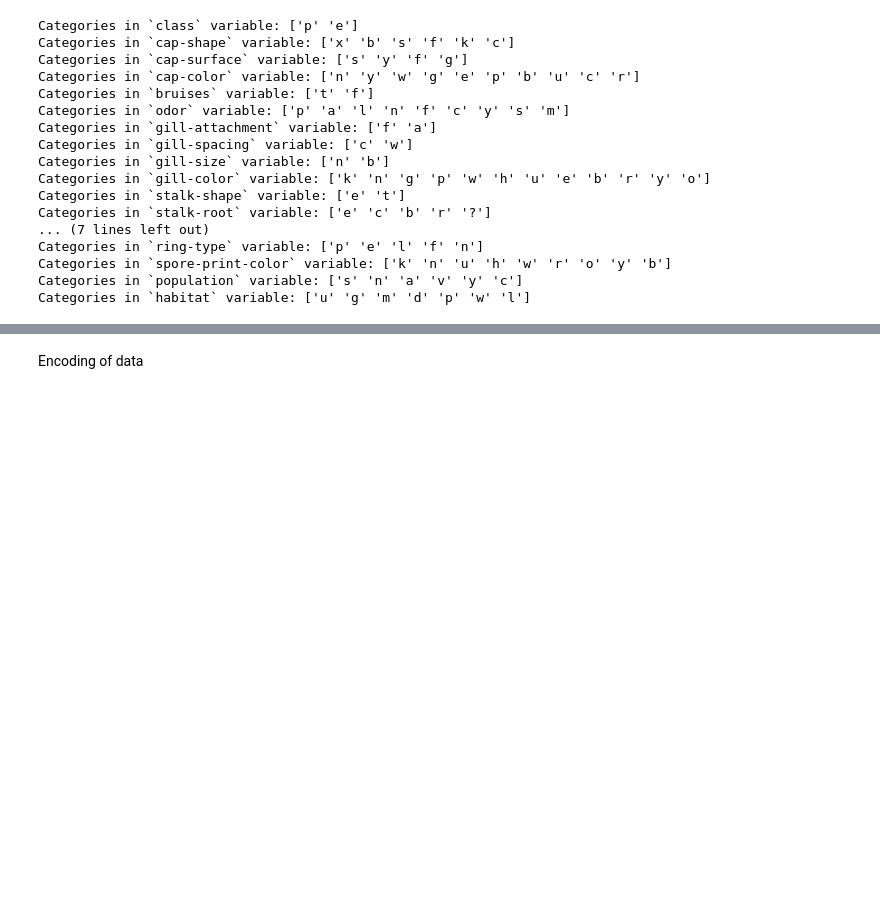
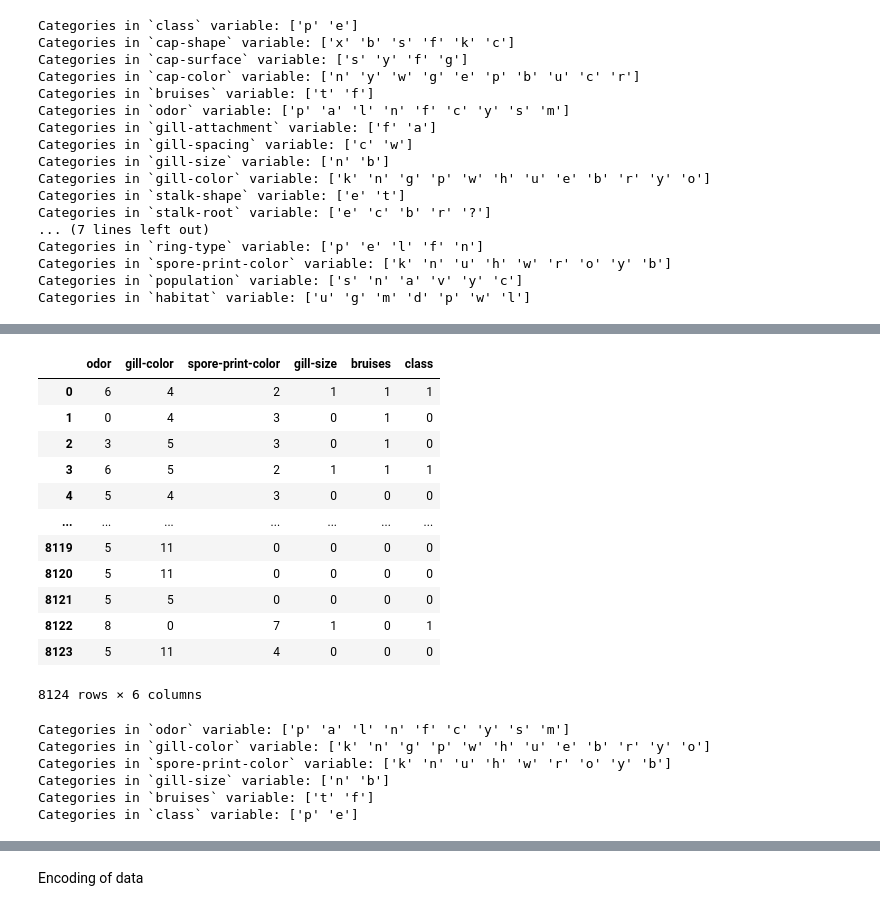
Before and after one commit to TAK-PRAVEEN/MUSHROOMS-CLASSIFICATION, a Jupyter notebook: notebook/2. MODEL TRAINING.ipynb, the cells around one changed output, grey strips where cells are left out. Saved outputs shown, nothing was run; the diff lists cells and outputs as text; code cells hidden in the pictures; blank space fills up the shorter version.

```diff
--- a/notebook/2. MODEL TRAINING.ipynb
+++ b/notebook/2. MODEL TRAINING.ipynb
@@ -62,0 +124,26 @@ Categories in `habitat` variable: ['u' 'g' 'm' 'd' 'p' 'w' 'l']
+# %%
+df[["odor", "gill-color", "spore-print-color", "gill-size", "bruises", "class"]]
+# %% [output]
+|  | odor | gill-color | spore-print-color | gill-size | bruises | class |
+| 0 | 6 | 4 | 2 | 1 | 1 | 1 |
+| 1 | 0 | 4 | 3 | 0 | 1 | 0 |
+| 2 | 3 | 5 | 3 | 0 | 1 | 0 |
+| 3 | 6 | 5 | 2 | 1 | 1 | 1 |
+| 4 | 5 | 4 | 3 | 0 | 0 | 0 |
+| ... | ... | ... | ... | ... | ... | ... |
+| 8119 | 5 | 11 | 0 | 0 | 0 | 0 |
+| 8120 | 5 | 11 | 0 | 0 | 0 | 0 |
+| 8121 | 5 | 5 | 0 | 0 | 0 | 0 |
+| 8122 | 8 | 0 | 7 | 1 | 0 | 1 |
+| 8123 | 5 | 11 | 4 | 0 | 0 | 0 |
+8124 rows × 6 columns
+# %%
+for col in df.columns:
+    print(f"Categories in `{col}` variable: {df[col].unique()}", end='\n')
+# %% [output]
+Categories in `odor` variable: ['p' 'a' 'l' 'n' 'f' 'c' 'y' 's' 'm']
+Categories in `gill-color` variable: ['k' 'n' 'g' 'p' 'w' 'h' 'u' 'e' 'b' 'r' 'y' 'o']
+Categories in `spore-print-color` variable: ['k' 'n' 'u' 'h' 'w' 'r' 'o' 'y' 'b']
+Categories in `gill-size` variable: ['n' 'b']
+Categories in `bruises` variable: ['t' 'f']
+Categories in `class` variable: ['p' 'e']
```
Also changed, not shown: parts of 19 cells of this notebook, 12 other files.
